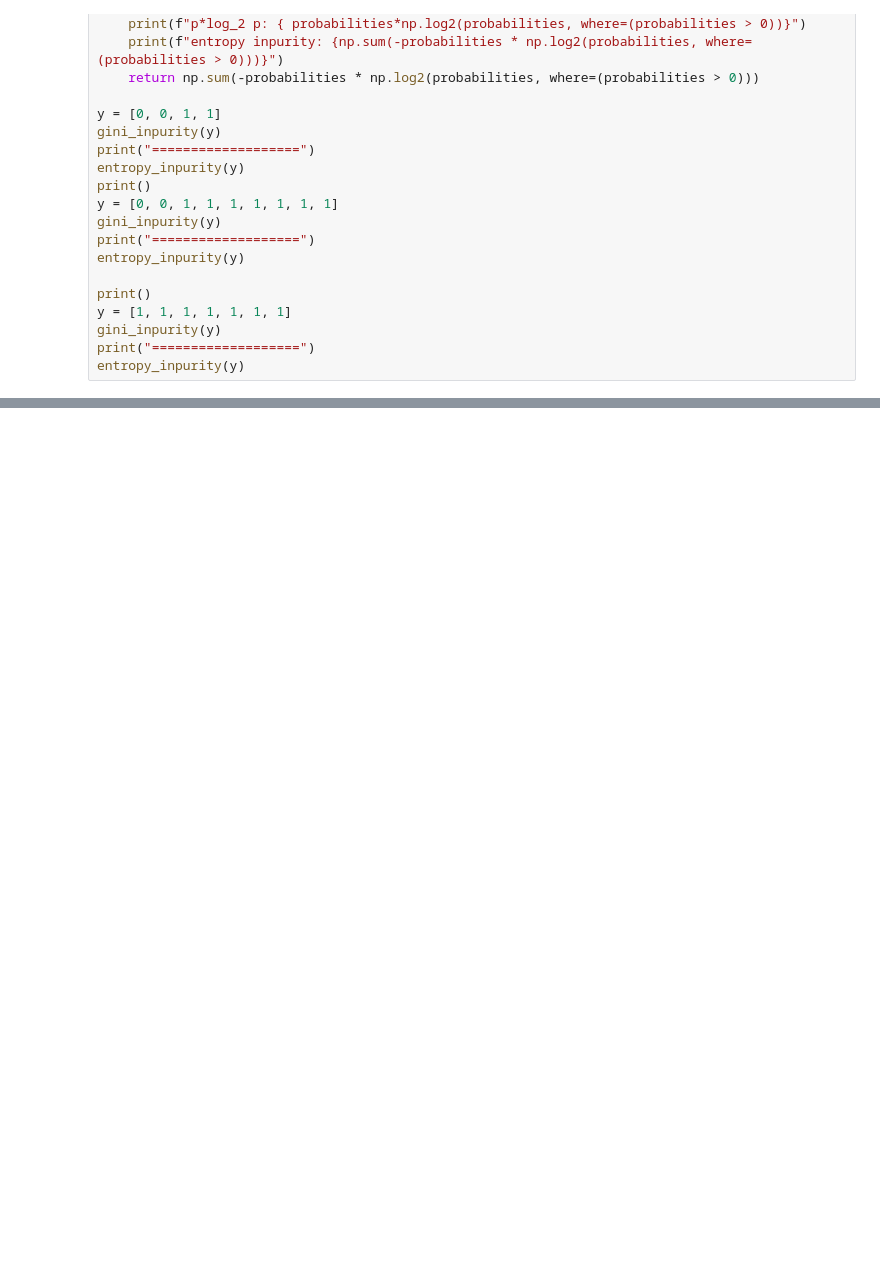
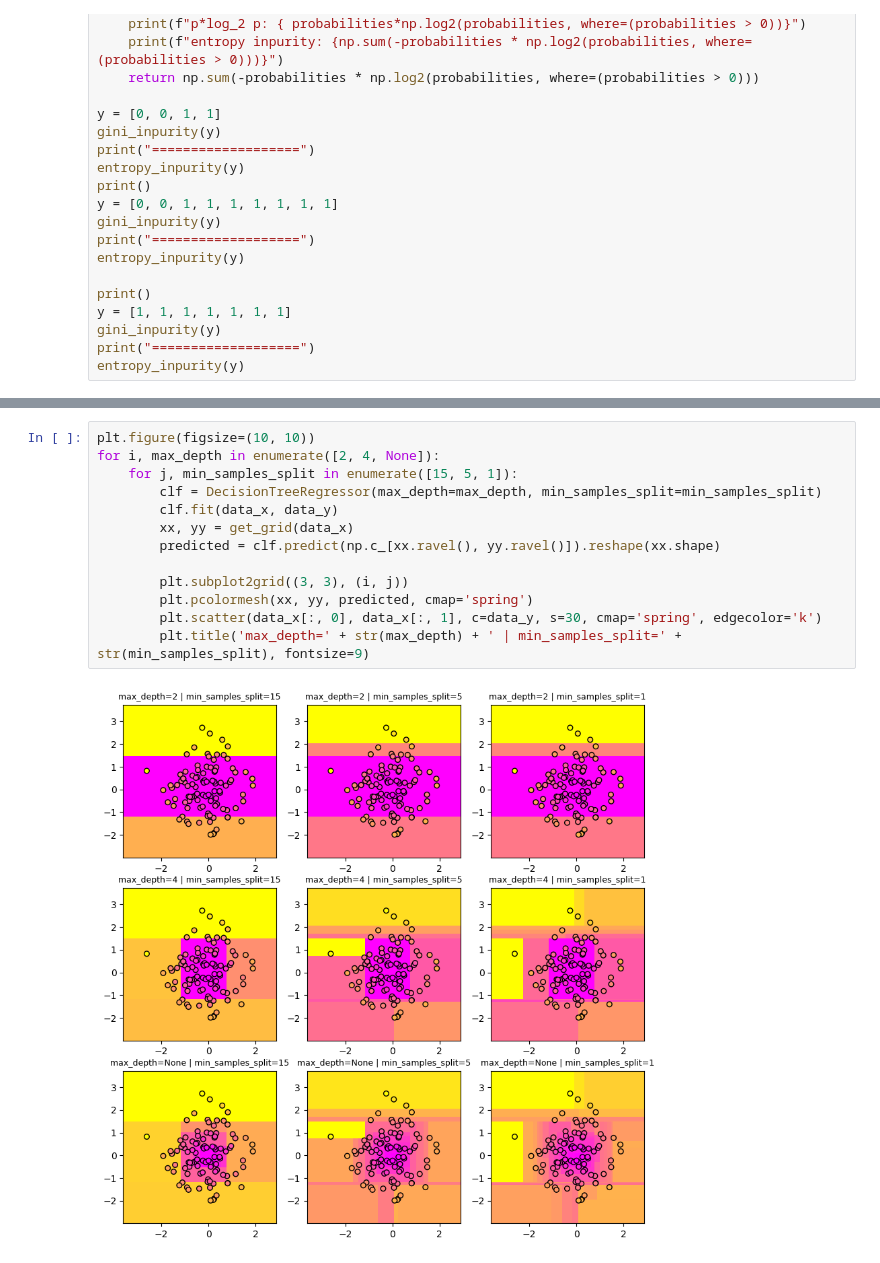
Before and after one commit to insdout/ML-Algorithms-From-Scratch, a Jupyter notebook: Decision_Trees.ipynb, the cells around one changed output, grey strips where cells are left out. Saved outputs shown, nothing was run; the diff lists cells and outputs as text; blank space fills up the shorter version.

```diff
--- a/Decision_Trees.ipynb
+++ b/Decision_Trees.ipynb
@@ -297,0 +410,15 @@ ValueError: could not convert string to float: 'good'
+# %%
+plt.figure(figsize=(10, 10))
+for i, max_depth in enumerate([2, 4, None]):
+    for j, min_samples_split in enumerate([15, 5, 1]):
+        clf = DecisionTreeRegressor(max_depth=max_depth, min_samples_split=min_samples_split)
+        clf.fit(data_x, data_y)
+        xx, yy = get_grid(data_x)
+        predicted = clf.predict(np.c_[xx.ravel(), yy.ravel()]).reshape(xx.shape)
+
+        plt.subplot2grid((3, 3), (i, j))
+        plt.pcolormesh(xx, yy, predicted, cmap='spring')
+        plt.scatter(data_x[:, 0], data_x[:, 1], c=data_y, s=30, cmap='spring', edgecolor='k')
+        plt.title('max_depth=' + str(max_depth) + ' | min_samples_split=' + str(min_samples_split), fontsize=9)
+# %% [output]
+[figure, added]
```
Also changed, not shown: parts of 19 cells of this notebook, 1 other file.
